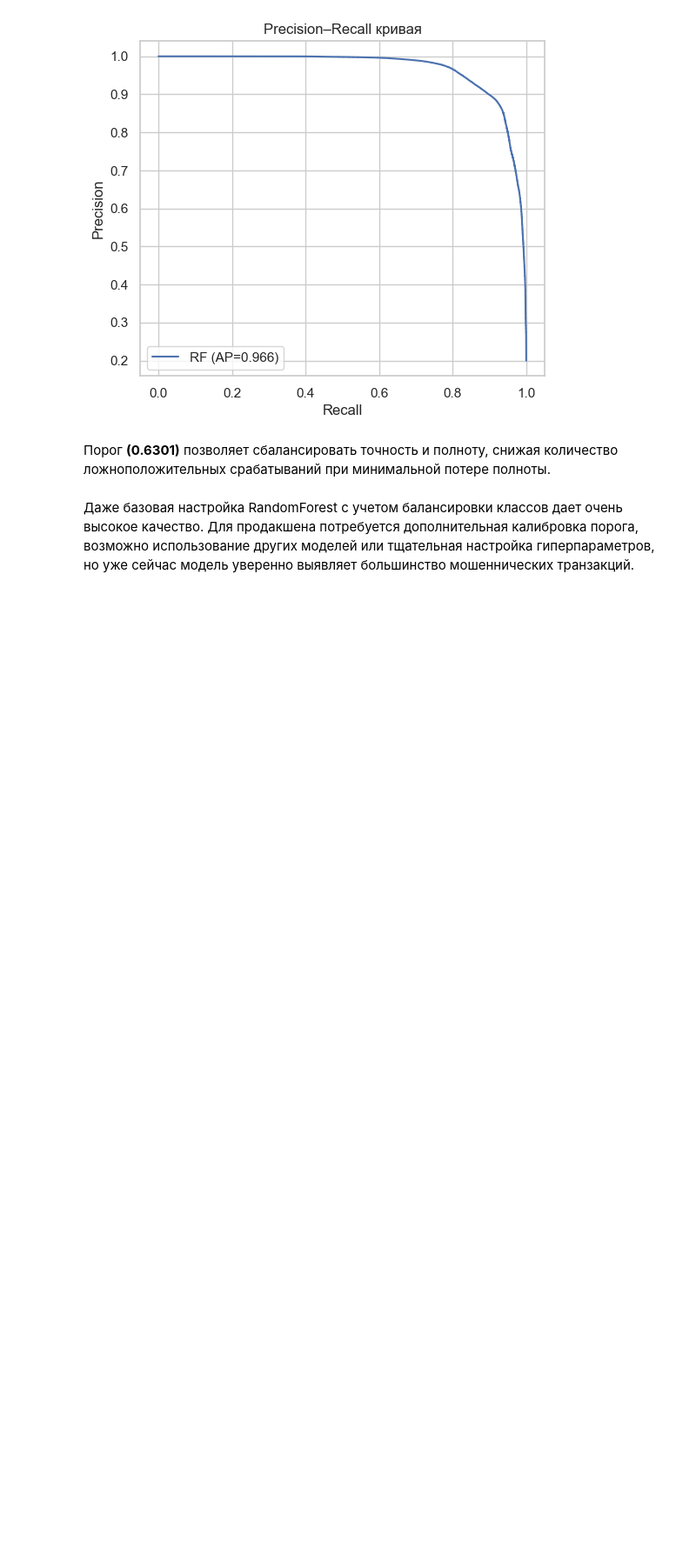
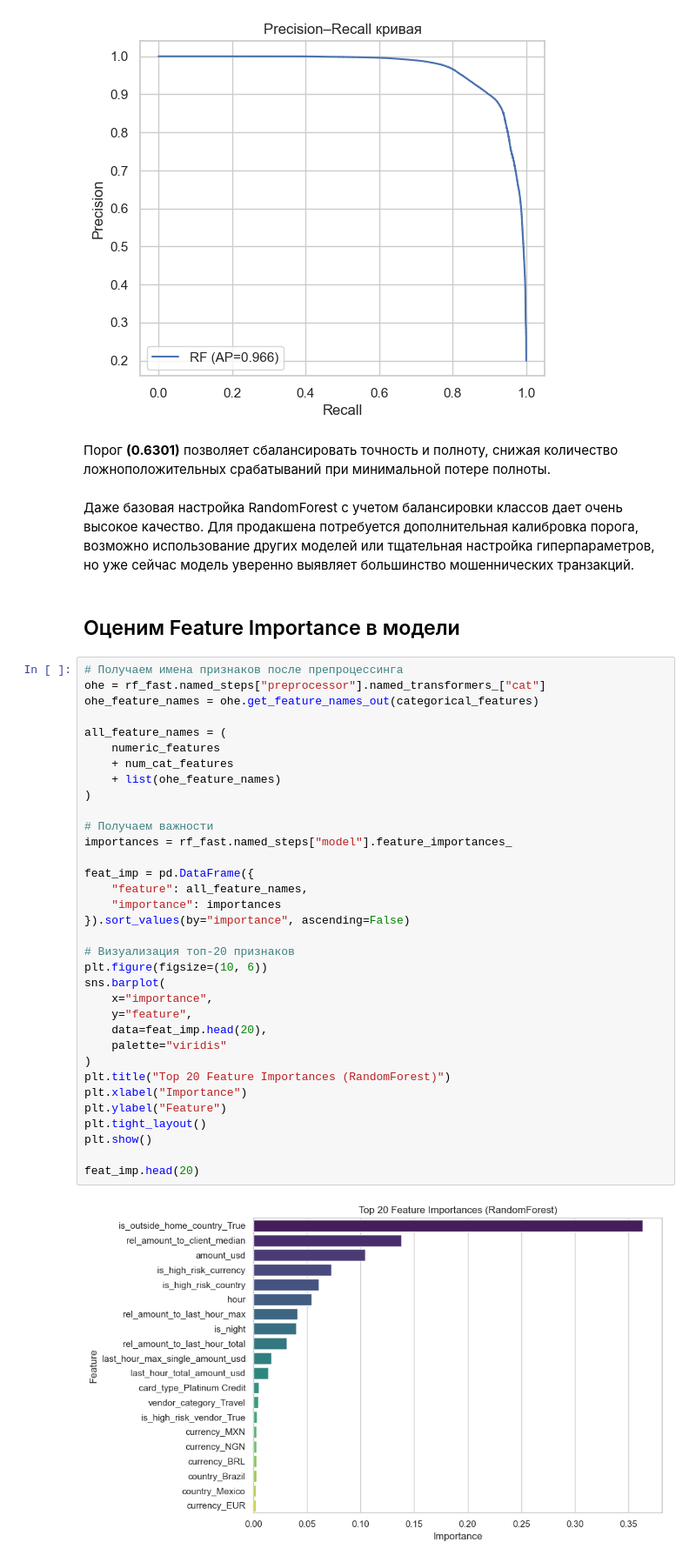
Before and after one commit to yashamov/ITMO-Exam-Data-Shrooshing, a Jupyter notebook: Notebook.ipynb, the cells around one changed output. Shown at 87% size. Drawn from its saved outputs; the diff is of its cells as text; blank space fills up the shorter version.

Commit message:
Добавил Feature Importance

```diff
--- a/Notebook.ipynb
+++ b/Notebook.ipynb
@@ -1035,3 +1035,41 @@ plt.xlabel("Recall"); plt.ylabel("Precision"); plt.title("Precision–Recall к
 Порог **(0.6301)** позволяет сбалансировать точность и полноту, снижая количество ложноположительных срабатываний при минимальной потере полноты.
 # %% [markdown]
 Даже базовая настройка RandomForest с учетом балансировки классов дает очень высокое качество. Для продакшена потребуется дополнительная калибровка порога, возможно использование других моделей или тщательная настройка гиперпараметров, но уже сейчас модель уверенно выявляет большинство мошеннических транзакций.
+# %% [markdown]
+## Оценим Feature Importance в модели
+# %%
+# Получаем имена признаков после препроцессинга
+ohe = rf_fast.named_steps["preprocessor"].named_transformers_["cat"]
+ohe_feature_names = ohe.get_feature_names_out(categorical_features)
+
+all_feature_names = (
+    numeric_features
+    + num_cat_features
+    + list(ohe_feature_names)
+)
+
+# Получаем важности
+importances = rf_fast.named_steps["model"].feature_importances_
+
+feat_imp = pd.DataFrame({
+    "feature": all_feature_names,
+    "importance": importances
+}).sort_values(by="importance", ascending=False)
+
+# Визуализация топ-20 признаков
+plt.figure(figsize=(10, 6))
+sns.barplot(
+    x="importance",
+    y="feature",
+    data=feat_imp.head(20),
+    palette="viridis"
+)
+plt.title("Top 20 Feature Importances (RandomForest)")
+plt.xlabel("Importance")
+plt.ylabel("Feature")
+plt.tight_layout()
+plt.show()
+
+feat_imp.head(20)
+# %% [output]
+[figure, added]
```
Also changed, not shown: parts of 1 cell of this notebook.
